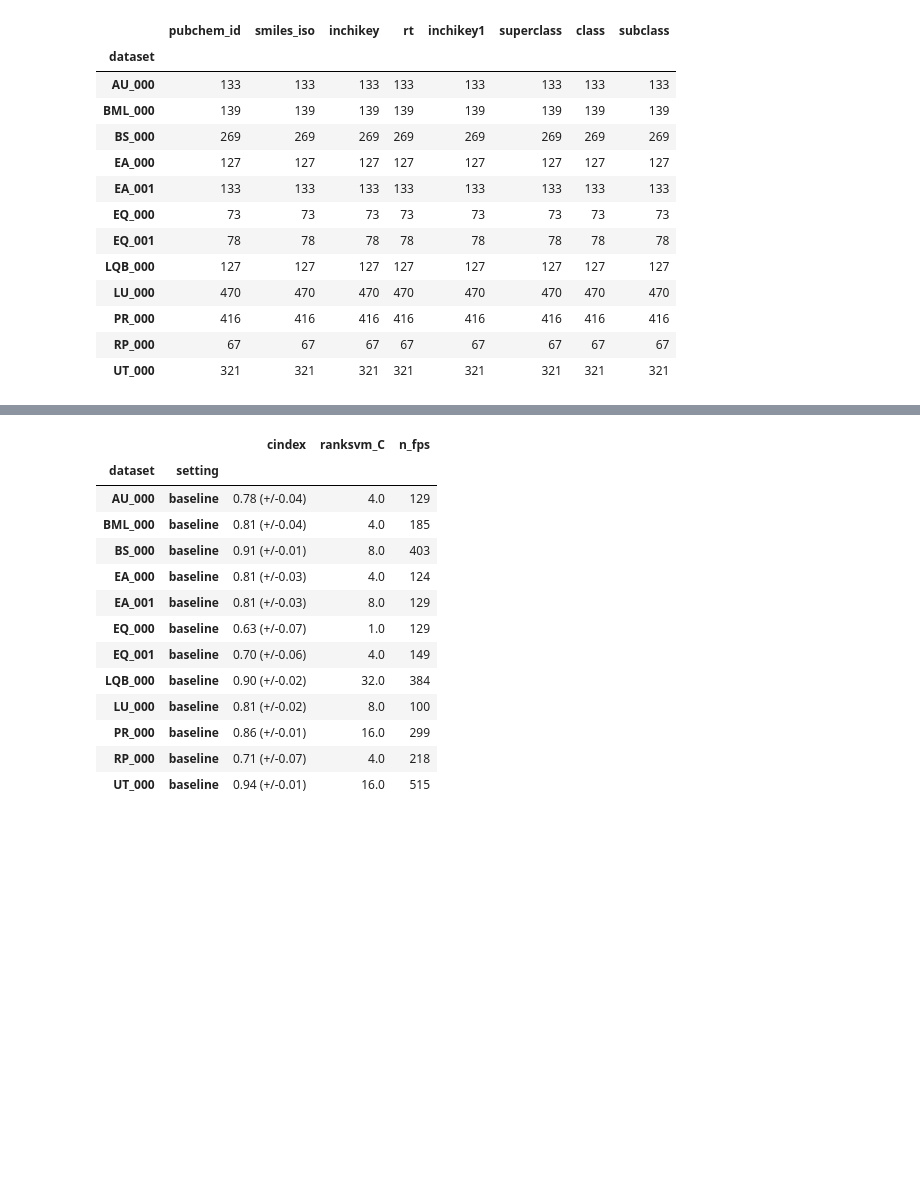
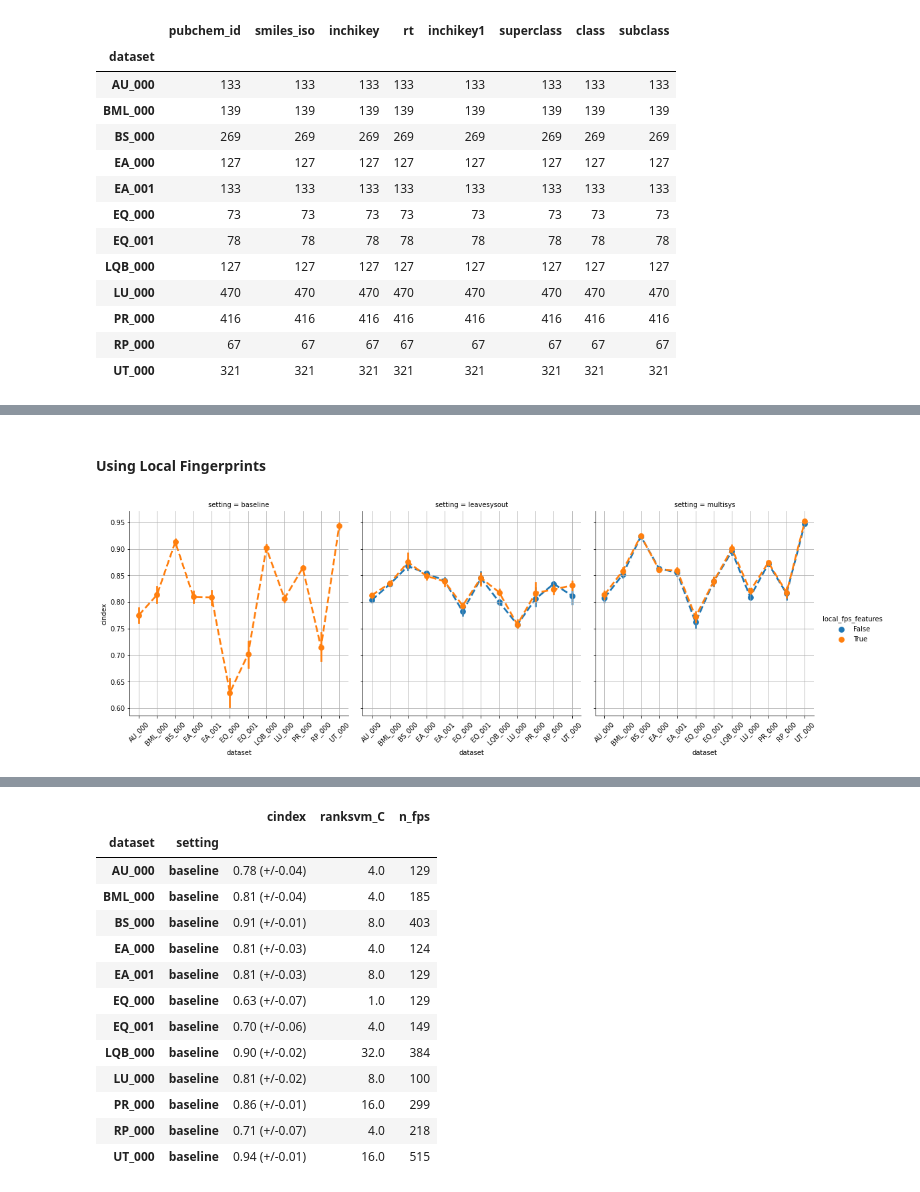
Before and after one commit to bachi55/massbank_for_ML, a Jupyter notebook: analysis/dataset_descriptor.ipynb, the cells around one changed output, grey strips where cells are left out. Cells and saved outputs as stored; diff of their text form; code cells hidden in the pictures; blank space fills up the shorter version.

```diff
--- a/analysis/dataset_descriptor.ipynb
+++ b/analysis/dataset_descriptor.ipynb
@@ -41,0 +44,11 @@ sns.clustermap(pd.DataFrame(K_Z, columns=dss, index=dss), annot=True, vmax=1, vm
+# %%
+res_baseline = pd.read_csv(".res_baseline_2.csv")
+res_baseline["use_classyfire_features"] = "False"
+res_leavesysout = pd.read_csv(".res_leavesysout_2.csv")
+res_multisys = pd.read_csv(".res_multisys.csv")
+
+res = pd.concat((res_baseline, res_leavesysout, res_multisys), axis=0)
+
+res_baseline
+# #res["use_classyfire_features"].unique()
+# res["local_fps_features"].unique()
@@ -41,0 +69,9 @@ sns.clustermap(pd.DataFrame(K_Z, columns=dss, index=dss), annot=True, vmax=1, vm
+# %% [markdown]
+#### Using Local Fingerprints
+# %%
+g = sns.catplot(data=res, x="dataset", y="cindex", hue="local_fps_features", col="setting", kind="point", linestyles="--")
+for ax in g.axes.flatten():
+    ax.set_xticklabels(ax.get_xticklabels(), rotation=45)
+    ax.grid()
+# %% [output]
+[figure, added]
```
Also changed, not shown: parts of 10 cells of this notebook, 3 other files.
